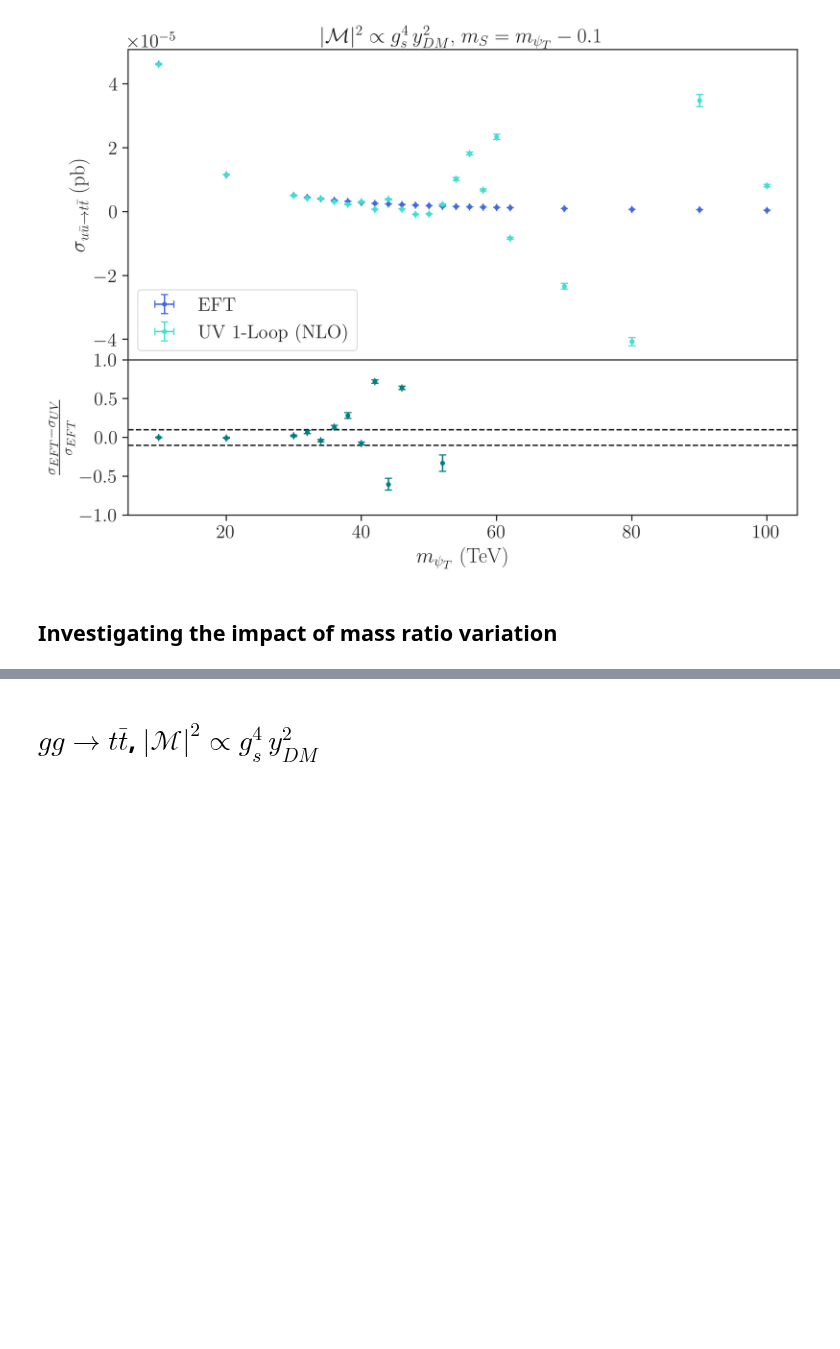
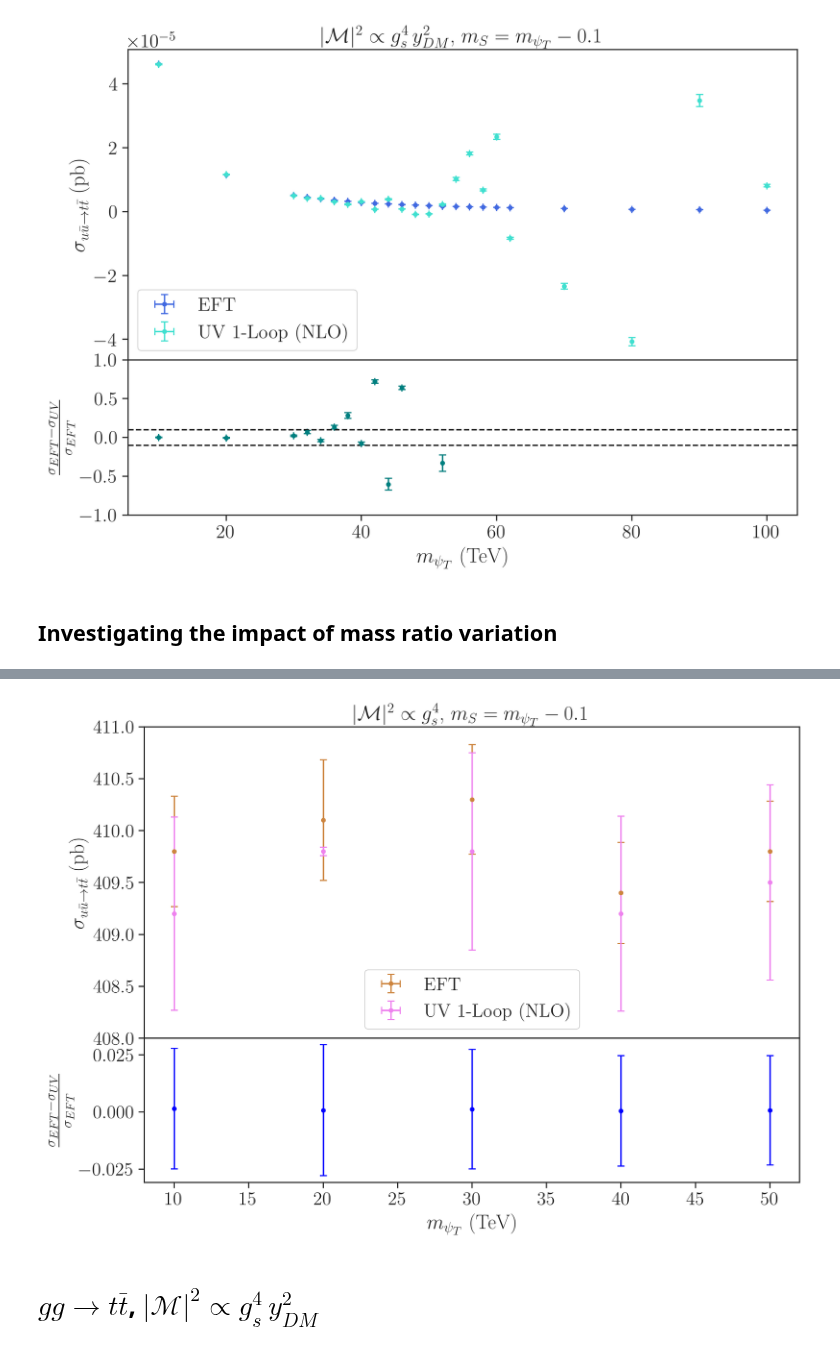
Before and after one commit to viniciusrocca/EFT_ToyModel, a Jupyter notebook: Plots/Validation.ipynb, the cells around one changed output, grey strips where cells are left out. Drawn from its saved outputs; the diff is of its cells as text; code cells hidden in the pictures; blank space fills up the shorter version.

```diff
--- a/Plots/Validation.ipynb
+++ b/Plots/Validation.ipynb
@@ -237,3 +269,40 @@ plt.show()
+# %%
+fig = plt.figure(figsize = [10,7], dpi = 300)
+gs = fig.add_gridspec(2,1, hspace=0, height_ratios=[8, 3.7])
+axs = gs.subplots(sharex=True)
+
+#Gráfico principal
+axs[0].errorbar(m_psiT5,pts_g1_eft,err_g1_eft,0, 'o', ms = 3.0, capsize=3,
+                color = 'peru', label = 'EFT' )
+axs[0].errorbar(m_psiT5,pts_g1_uv,err_g1_uv,0, 'o', ms = 3.0, capsize=3,
+                color = 'violet', label = 'UV 1-Loop (NLO)' )
+axs[0].set_ylabel(r'$\sigma_{u\bar{u}\to t\bar{t}}$ (pb)')
+axs[0].legend()
+axs[0].set_title(r'$|\mathcal{M}|^2 \propto g_s^4 $, $m_S = m_{\psi_T} - 0.1$  ')
+axs[0].set_ylim([408,411])
+#axs[0].set_yticks(np.arange(16.25,18.1,0.25))
+#axs[0].set_yscale('log')
+
+
+#Gráfico de resíduos
+diff6 = (pts_g1_eft - pts_g1_uv)/pts_g1_eft
+err6 = np.sqrt((err_g1_uv/pts_g1_eft)**2 + (pts_g1_uv/(pts_g1_eft**2)) * err_g1_eft**2)
+axs[1] = plt.subplot(gs[1])
+axs[1].errorbar(m_psiT5,diff6,err6,0, 'o', ms = 3.0, capsize=3,
+                color = 'blue', label = 'EFT - UV 1-Loop' )
+#axs[1].axhline(y=10, color='k', linestyle='--')
+#axs[1].axhline(y=-10, color='k', linestyle='--')
+axs[1].set_ylabel(r'$\frac{\sigma_{EFT} - \sigma_{UV}}{\sigma_{EFT}}$')
+
+#axs[1].set_yscale('log')
+
+
+plt.xlabel(r'$m_{\psi_T}$ (TeV)')
+
+
+plt.show()
+# %% [output]
+[figure, added]
 # %% [markdown]
 # $ g g\to t \bar{t}$, $|\mathcal{M}|^2 \propto g_s^4 \, y_{DM}^2$
 # %%
```
Also changed, not shown: parts of 6 cells of this notebook, 1 other file.
